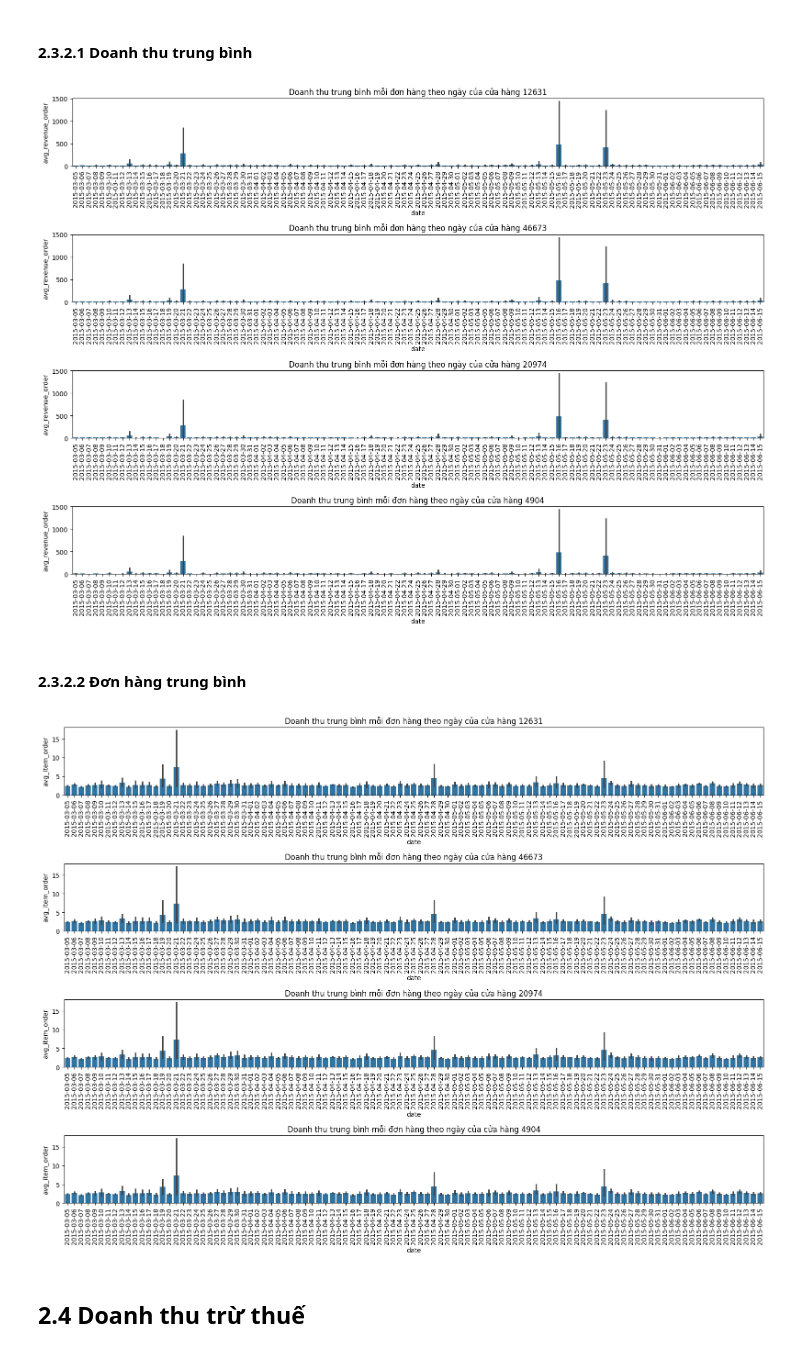
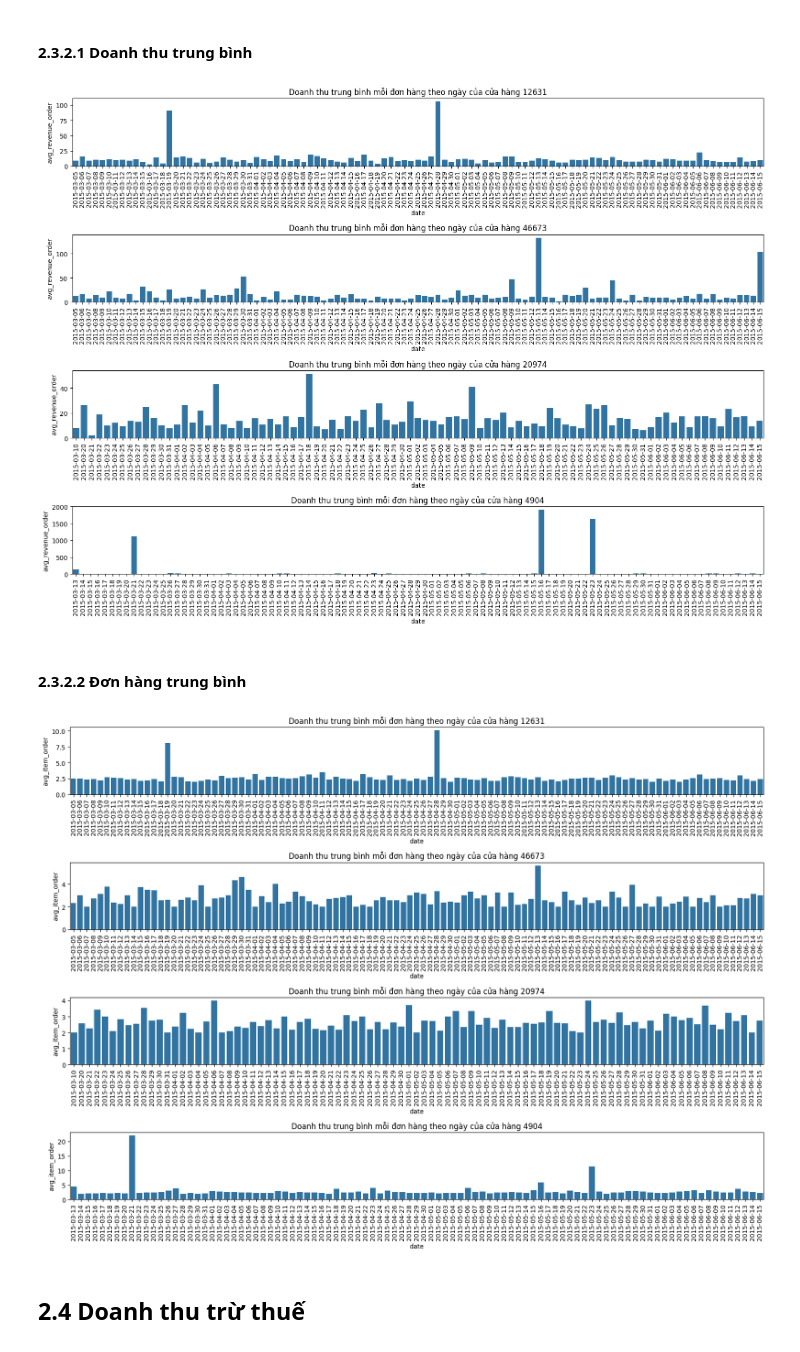
Before and after one commit to isharedigital/finalproject_data-science, a Jupyter notebook: notebooks/final/analysis/01_revenue_analysis.ipynb, the cells around one changed output. Saved outputs shown, nothing was run; the diff lists cells and outputs as text; code cells hidden in the pictures.

```diff
--- a/notebooks/final/analysis/01_revenue_analysis.ipynb
+++ b/notebooks/final/analysis/01_revenue_analysis.ipynb
@@ -353,7 +353,7 @@ plt.figure(figsize=(16, 12))
 
 for index, store in enumerate(store_number, start=1):
   plt.subplot(4, 1, index)
-  sns.barplot(data=group_by_day_store,
+  sns.barplot(data=group_by_day_store[group_by_day_store['StoreNumber'] == store],
               x='date',
               y='avg_revenue_order')
   plt.xticks(rotation=90, ha='center')
@@ -370,7 +370,7 @@ plt.figure(figsize=(16, 12))
 
 for index, store in enumerate(store_number, start=1):
   plt.subplot(4, 1, index)
-  sns.barplot(data=group_by_day_store,
+  sns.barplot(data=group_by_day_store[group_by_day_store['StoreNumber'] == store],
               x='date',
               y='avg_item_order')
   plt.xticks(rotation=90, ha='center')
@@ -418,7 +418,7 @@ plt.figure(figsize=(16, 12))
 
 for index, store in enumerate(store_number, start=1):
   plt.subplot(4, 1, index)
-  sns.barplot(data=group_by_day_store_outliers,
+  sns.barplot(data=group_by_day_store_outliers[group_by_day_store_outliers['StoreNumber'] == store],
               x='date',
               y='avg_revenue_order')
   plt.xticks(rotation=90, ha='center')
@@ -427,24 +427,24 @@ for index, store in enumerate(store_number, start=1):
 plt.tight_layout()
 plt.show()
 # %% [output]
-[figure, old version]
+[figure, new version]
 # %% [markdown]
 #### 2.3.2.2 Đơn hàng trung bình
 # %%
 plt.figure(figsize=(16, 12))
 
 for index, store in enumerate(store_number, start=1):
   plt.subplot(4, 1, index)
-  sns.barplot(data=group_by_day_store_outliers,
+  sns.barplot(data=group_by_day_store_outliers[group_by_day_store_outliers['StoreNumber'] == store],
               x='date',
               y='avg_item_order')
   plt.xticks(rotation=90, ha='center')
   plt.title(f"Doanh thu trung bình mỗi đơn hàng theo ngày của cửa hàng {store}")
 
 plt.tight_layout()
 plt.show()
 # %% [output]
-[figure, old version]
+[figure, new version]
 # %% [markdown]
 ## 2.4 Doanh thu trừ thuế
 # %% [markdown]
```
Also changed, not shown: parts of 10 cells of this notebook.
